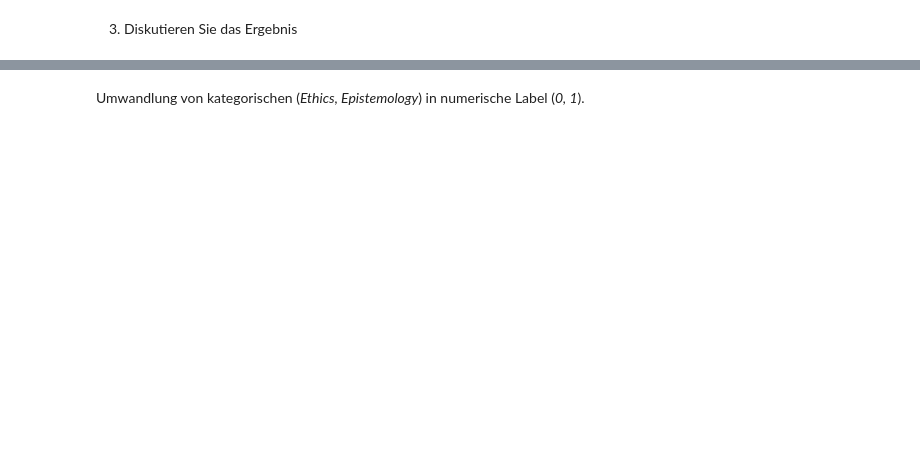
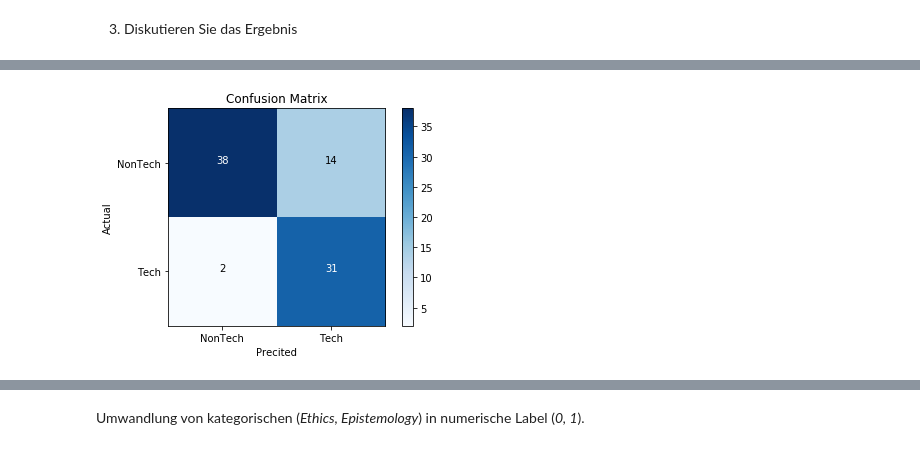
Before and after one commit to JaninaMattes/data-mining-pattern-recogntion, a Jupyter notebook: src/proj4_document_classification/model/VersuchDocumentClassification.ipynb, the cells around one changed output, grey strips where cells are left out. Saved outputs shown, nothing was run; the diff lists cells and outputs as text; code cells hidden in the pictures; blank space fills up the shorter version.

```diff
--- a/src/proj4_document_classification/model/VersuchDocumentClassification.ipynb
+++ b/src/proj4_document_classification/model/VersuchDocumentClassification.ipynb
@@ -626,0 +670,16 @@ Anhand der _Confusion Matrix_ ist ersichtlich dass die Maßzahlen von Recall (~
+# %%
+training1 = Classifier(getwordsimproved, ['Tech','NonTech'])
+
+for key, value in TextDict.items():
+    training1.train(key,value)
+
+classificationDict1 = {}
+
+for text in testList:
+
+    categorise = training1.categorise(text,"Tech","NonTech")
+
+    print(text,"\nGehört zu Klasse: ",categorise)
+    print ('---------------------------\n')
+
+    classificationDict1.update( {text: categorise} )
@@ -626,0 +716,9 @@ Anhand der _Confusion Matrix_ ist ersichtlich dass die Maßzahlen von Recall (~
+# %%
+y_true1 = np.array(list(classificationDict1.values()))
+y_pred1 = np.array(list(testVerificationDict.values()))
+cm1 = confusion_matrix(y_true1, y_pred1, labels=['Tech','NonTech'])
+# %%
+class_labels = ['NonTech', 'Tech']
+conmatrix(cm1, y_true1, class_labels)
+# %% [output]
+[figure, added]
```
Also changed, not shown: parts of 78 cells of this notebook, 5 other files.
